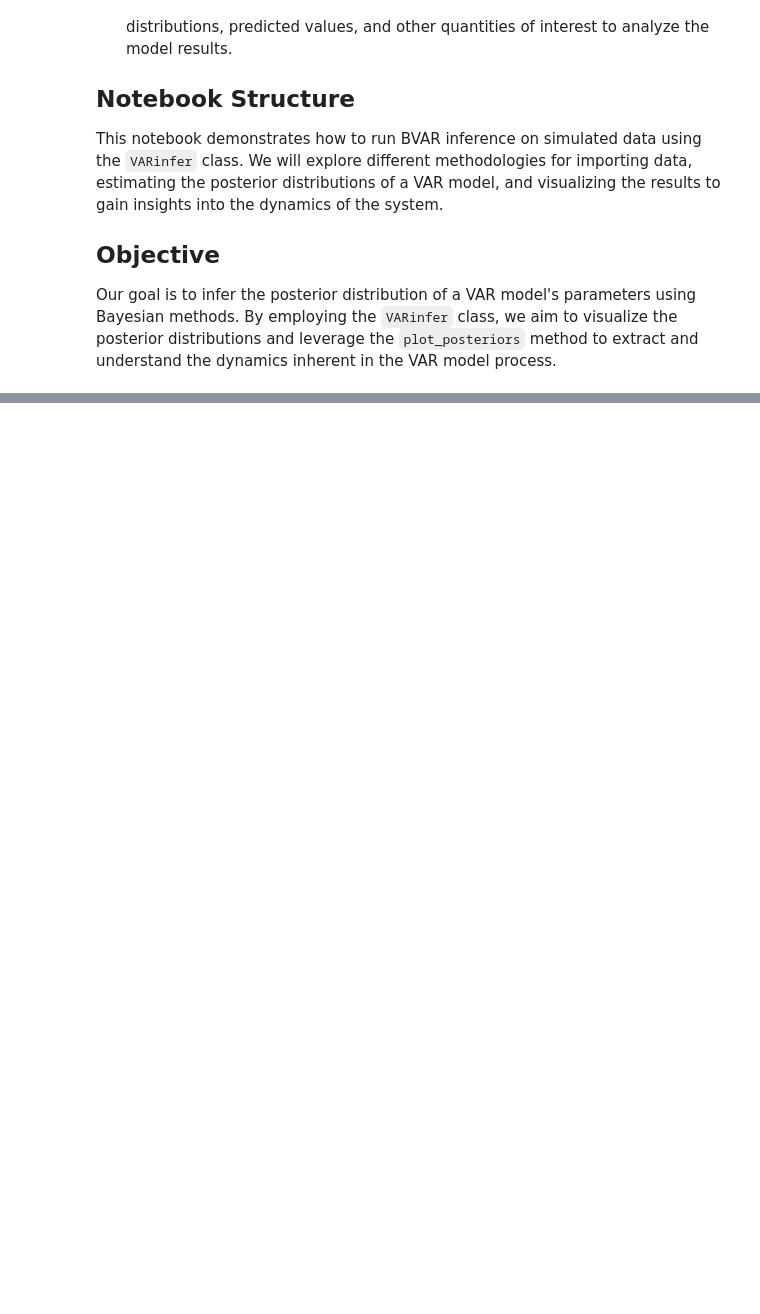
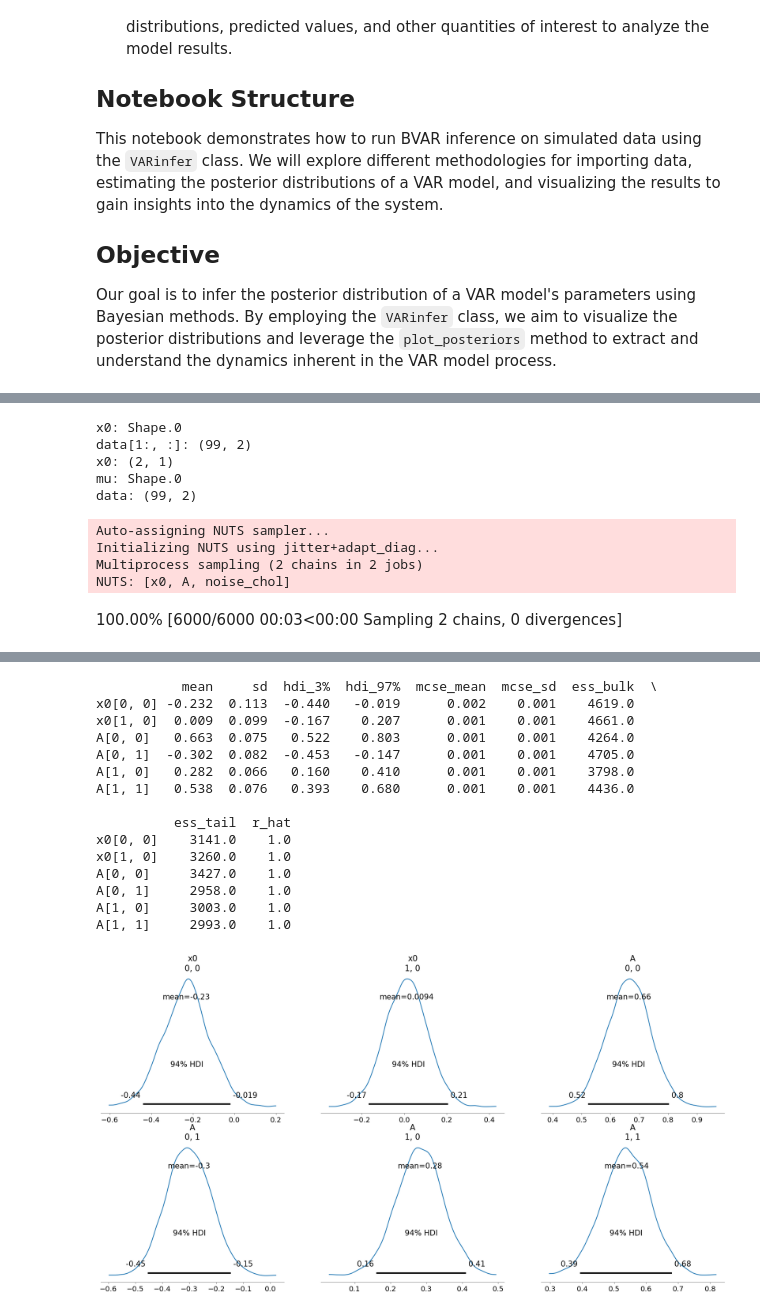
Before and after one commit to ucl-cssb/MIMIC, a Jupyter notebook: examples/examples-inf-BVAR/BVARinfer.ipynb, the cells around one changed output, grey strips where cells are left out. Drawn from its saved outputs; the diff is of its cells as text; code cells hidden in the pictures; blank space fills up the shorter version.

```diff
--- a/examples/examples-inf-BVAR/BVARinfer.ipynb
+++ b/examples/examples-inf-BVAR/BVARinfer.ipynb
@@ -38,0 +52,14 @@ Our goal is to infer the posterior distribution of a VAR model's parameters usin
+# %%
+infer = VARInfer(simulator.data)
+infer.run_inference()
+# %% [output]
+x0: Shape.0
+data[1:, :]: (99, 2)
+x0: (2, 1)
+mu: Shape.0
+data: (99, 2)
+Auto-assigning NUTS sampler...
+Initializing NUTS using jitter+adapt_diag...
+Multiprocess sampling (2 chains in 2 jobs)
+NUTS: [x0, A, noise_chol]
+100.00% [6000/6000 00:03<00:00 Sampling 2 chains, 0 divergences]
@@ -38,0 +68,16 @@ Our goal is to infer the posterior distribution of a VAR model's parameters usin
+           mean     sd  hdi_3%  hdi_97%  mcse_mean  mcse_sd  ess_bulk  \
+x0[0, 0] -0.232  0.113  -0.440   -0.019      0.002    0.001    4619.0
+x0[1, 0]  0.009  0.099  -0.167    0.207      0.001    0.001    4661.0
+A[0, 0]   0.663  0.075   0.522    0.803      0.001    0.001    4264.0
+A[0, 1]  -0.302  0.082  -0.453   -0.147      0.001    0.001    4705.0
+A[1, 0]   0.282  0.066   0.160    0.410      0.001    0.001    3798.0
+A[1, 1]   0.538  0.076   0.393    0.680      0.001    0.001    4436.0
+
+          ess_tail  r_hat
+x0[0, 0]    3141.0    1.0
+x0[1, 0]    3260.0    1.0
+A[0, 0]     3427.0    1.0
+A[0, 1]     2958.0    1.0
+A[1, 0]     3003.0    1.0
+A[1, 1]     2993.0    1.0
+[figure, added]
```
Also changed, not shown: parts of 7 cells of this notebook, 4 other files.
